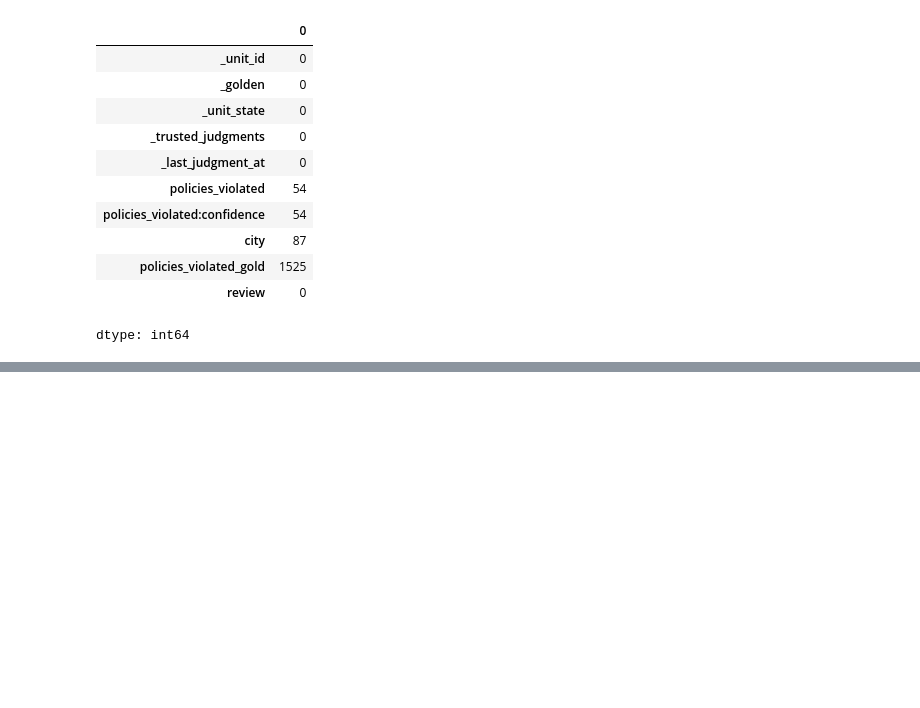
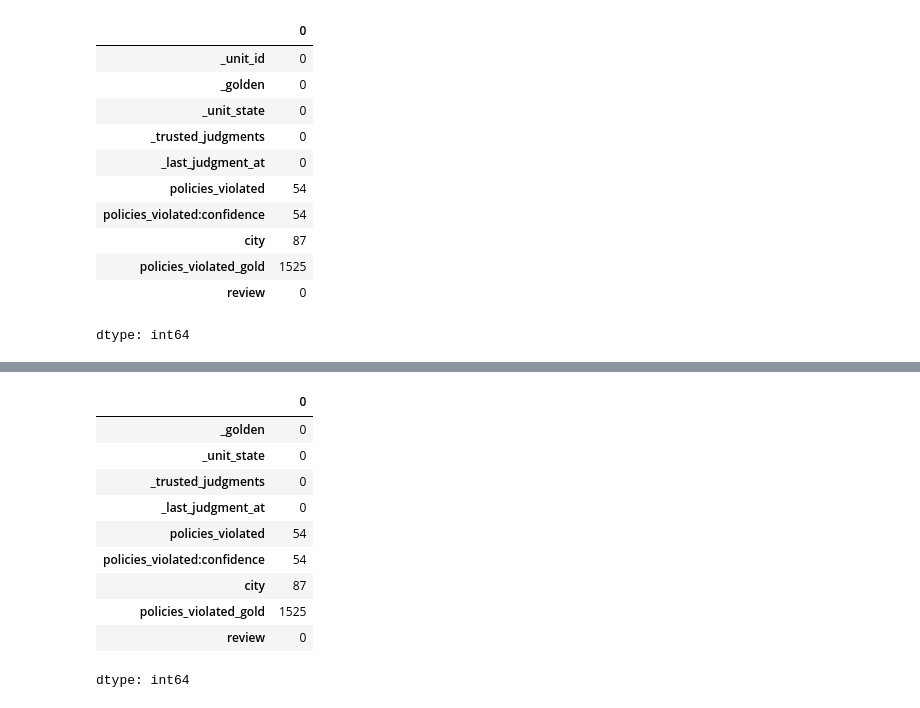
Before and after one commit to mamud1977/bootup, a Jupyter notebook: NN_data_preprocessing.ipynb, the cells around one changed output, grey strips where cells are left out. Drawn from its saved outputs; the diff is of its cells as text; code cells hidden in the pictures; blank space fills up the shorter version.

```diff
--- a/NN_data_preprocessing.ipynb
+++ b/NN_data_preprocessing.ipynb
@@ -98,3 +111,19 @@ new_df.head(10)
 | 7 | False | finalized | 3 | 2/21/15 0:15 | RudeService | 0.6801 | ... |
 | 8 | False | finalized | 3 | 2/21/15 0:29 | SlowService\rRudeService\rMissing... | 1.0\r1.0\r0.6667 | ... |
 | 9 | False | finalized | 3 | 2/21/15 0:12 | na | 1 | ... |
+# %%
+## To find the missing values
+
+df_new.isnull().sum()
+# %% [output]
+|  | 0 |
+| _golden | 0 |
+| _unit_state | 0 |
+| _trusted_judgments | 0 |
+| _last_judgment_at | 0 |
+| policies_violated | 54 |
+| policies_violated:confidence | 54 |
+| city | 87 |
+| policies_violated_gold | 1525 |
+| review | 0 |
+dtype: int64
```
Also changed, not shown: parts of 7 cells of this notebook.
